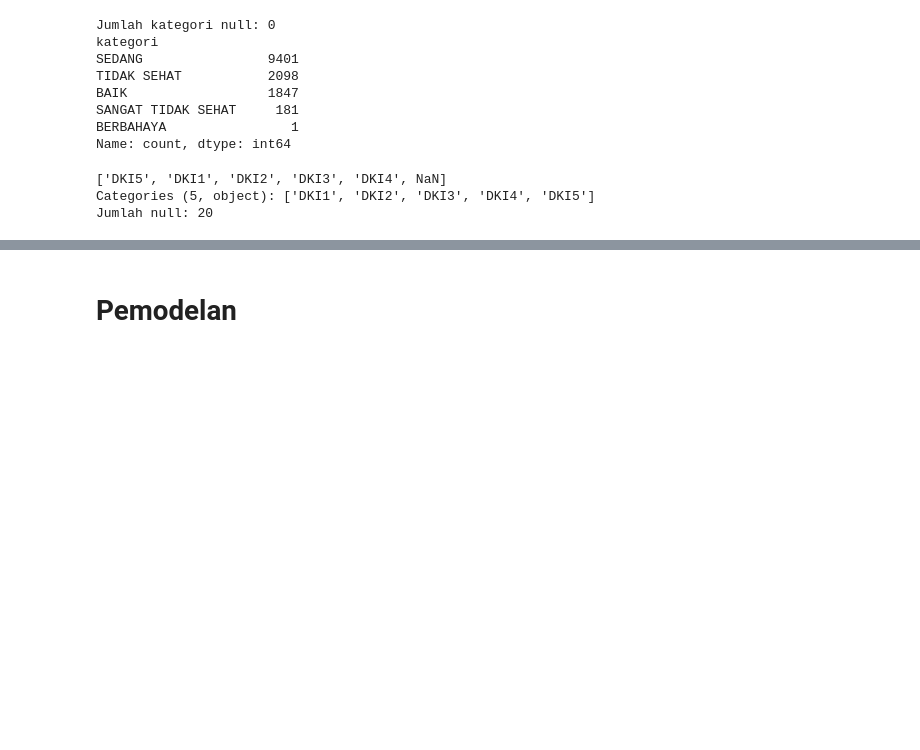
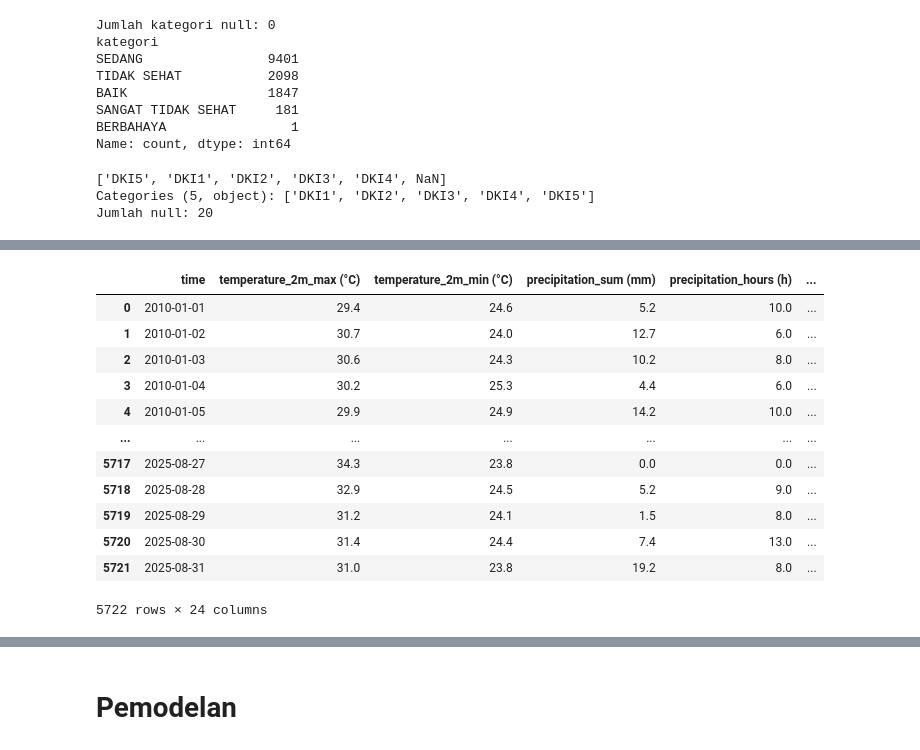
Before and after one commit to Leonanda1013/DataLoverz, a Jupyter notebook: Competition/Arkavidia/Arkavidia_DataCleaning.ipynb, the cells around one changed output, grey strips where cells are left out. Saved outputs shown, nothing was run; the diff lists cells and outputs as text; code cells hidden in the pictures; blank space fills up the shorter version.

```diff
--- a/Competition/Arkavidia/Arkavidia_DataCleaning.ipynb
+++ b/Competition/Arkavidia/Arkavidia_DataCleaning.ipynb
@@ -2989,0 +3175,18 @@ dtype: int64
+# %%
+cuaca2 = pd.read_csv('/content/drive/MyDrive/DATASET/penyisihan-datavidia-10/cuaca-harian/cuaca-harian-dki2-kelapagading.csv')
+# %%
+cuaca2
+# %% [output]
+|  | time | temperature_2m_max (°C) | temperature_2m_min (°C) | precipitation_sum (mm) | precipitation_hours (h) | ... |
+| 0 | 2010-01-01 | 29.4 | 24.6 | 5.2 | 10.0 | ... |
+| 1 | 2010-01-02 | 30.7 | 24.0 | 12.7 | 6.0 | ... |
+| 2 | 2010-01-03 | 30.6 | 24.3 | 10.2 | 8.0 | ... |
+| 3 | 2010-01-04 | 30.2 | 25.3 | 4.4 | 6.0 | ... |
+| 4 | 2010-01-05 | 29.9 | 24.9 | 14.2 | 10.0 | ... |
+| ... | ... | ... | ... | ... | ... | ... |
+| 5717 | 2025-08-27 | 34.3 | 23.8 | 0.0 | 0.0 | ... |
+| 5718 | 2025-08-28 | 32.9 | 24.5 | 5.2 | 9.0 | ... |
+| 5719 | 2025-08-29 | 31.2 | 24.1 | 1.5 | 8.0 | ... |
+| 5720 | 2025-08-30 | 31.4 | 24.4 | 7.4 | 13.0 | ... |
+| 5721 | 2025-08-31 | 31.0 | 23.8 | 19.2 | 8.0 | ... |
+5722 rows × 24 columns
```
Also changed, not shown: parts of 96 cells of this notebook.
